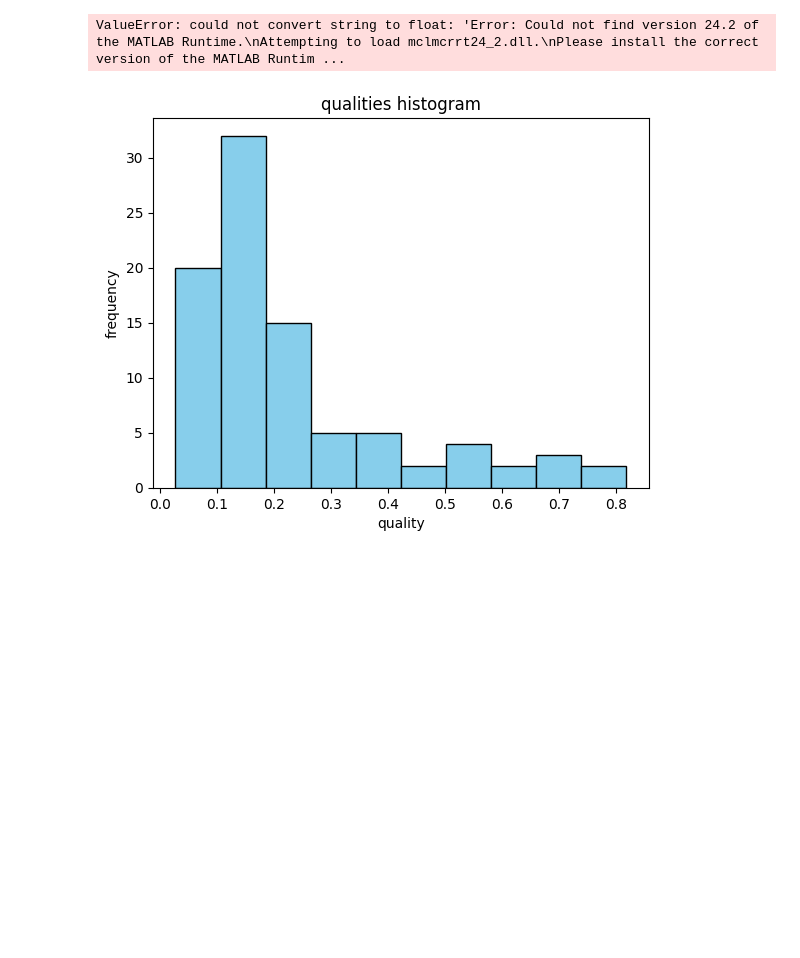
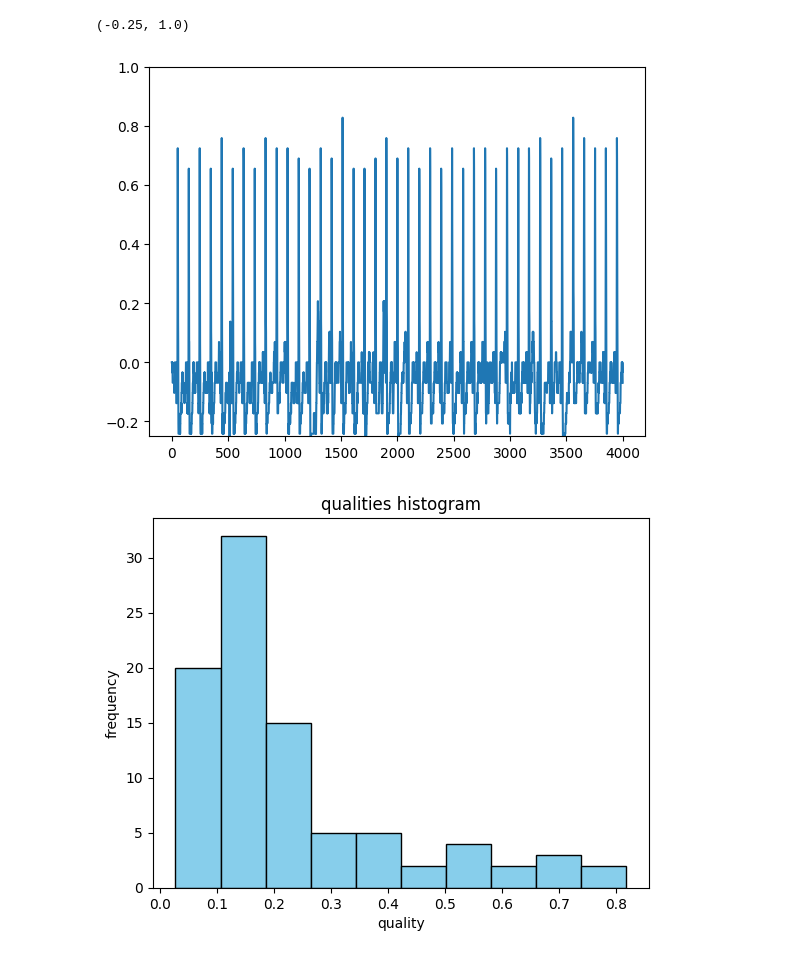
Before and after one commit to ZonghengGuo/foundation_model_ecg, a Jupyter notebook: dataset/quality_plot.ipynb, the cells around one changed output. Drawn from its saved outputs; the diff is of its cells as text; code cells hidden in the pictures; blank space fills up the shorter version.

```diff
--- a/dataset/quality_plot.ipynb
+++ b/dataset/quality_plot.ipynb
@@ -49,8 +19,14 @@ segments = np.load(r"D:\code_zongheng\foundation_model\saved_data\ecg_segments\3
-# %%
-for segment in segments:
-    print(call_rrSQI(segment))
-# %% [output]
-ValueError: could not convert string to float: 'Error: Could not find version 24.2 of the MATLAB Runtime.\nAttempting to load mclmcrrt24_2.dll.\nPlease install the correct version of the MATLAB Runtim ...
+# %%
+import wfdb
+
+database_name = 'mimic3wdb'
+rel_segment_name = '3000003_0005'
+rel_segment_dir = 'mimic3wdb/30/3000003'
+segment_data = wfdb.rdrecord(record_name=rel_segment_name, pn_dir=rel_segment_dir)
+ecg = segment_data.p_signal[:, 0][1000:5000]
+# %% [output]
+(-0.25, 1.0)
+[figure, added]
 # %%
 plt.hist(quas, bins=10, color='skyblue', edgecolor='black')
 plt.title("qualities histogram")
```
Also changed, not shown: parts of 1 cell of this notebook, 9 other files.
